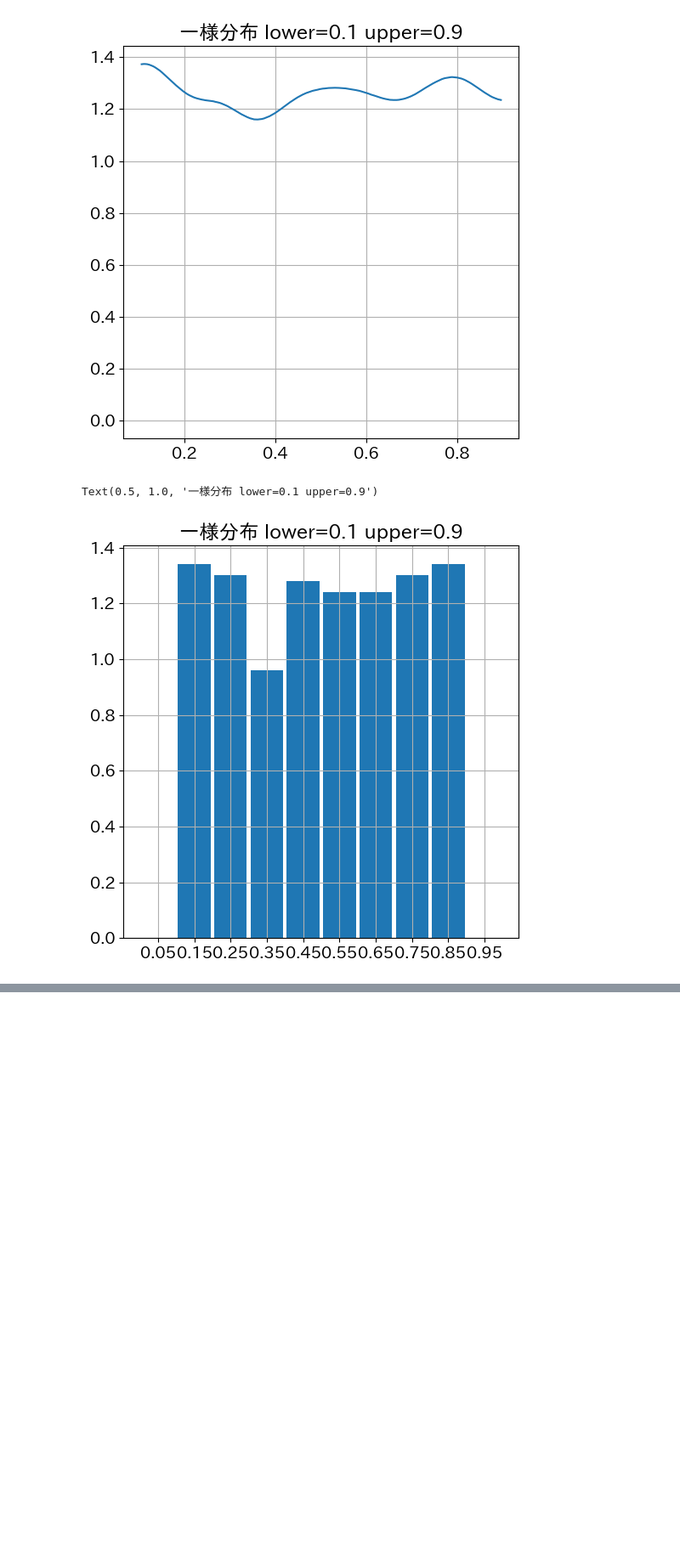
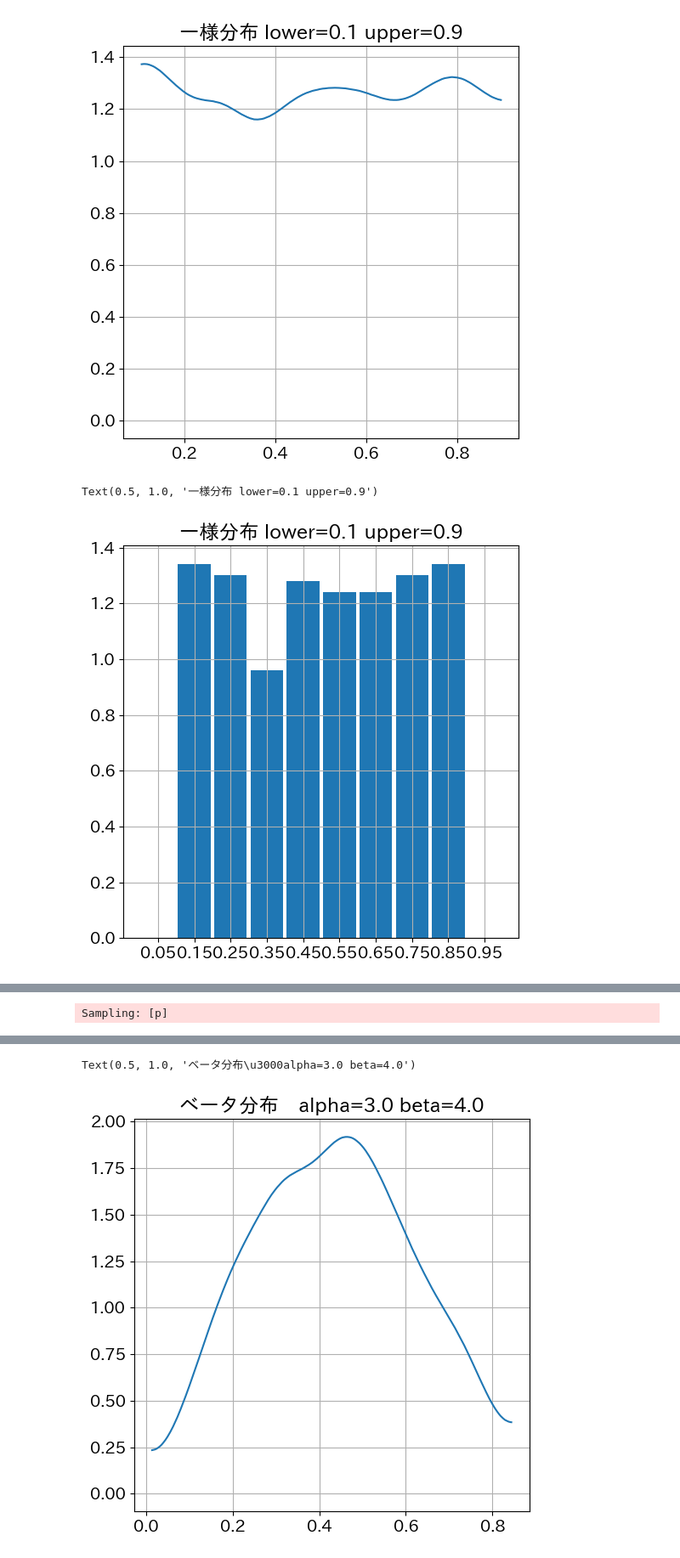
Before and after one commit to maton369/Bayesian_Inference_Practice, a Jupyter notebook: 2章_よく利用される確率分布.ipynb, the cells around one changed output, grey strips where cells are left out. Shown: that part at 85% size. Cells and saved outputs as stored; diff of their text form; code cells hidden in the pictures; blank space fills up the shorter version.

Commit message:
feat: ベータ分布

```diff
--- a/2章_よく利用される確率分布.ipynb
+++ b/2章_よく利用される確率分布.ipynb
@@ -1536,0 +1729,77 @@ Text(0.5, 1.0, '一様分布 lower=0.1 upper=0.9')
+# %%
+with model8:
+    # サンプリング
+    # sample_prior_predictive は「事前予測分布（prior predictive）」からのサンプルを生成する関数。
+    #
+    # 一般には、パラメータ θ に事前分布 p(θ) をおき、観測データ x の生成分布（尤度） p(x | θ)
+    # を定めると、事前予測分布は
+    #
+    #   $$p(x) = \int p(x \mid \theta)\, p(\theta)\, d\theta$$
+    #
+    # で与えられる。
+    #
+    # 今回の model8 では、まだ尤度（観測データ x のモデル）を導入しておらず、
+    # まずはパラメータ p に対する事前分布
+    #
+    #   $$p \sim \mathrm{Beta}(\alpha,\ \beta)$$
+    #
+    # だけを定義している。
+    # よって、この時点での「事前予測サンプル」は、厳密には
+    # 「パラメータ p 自身の事前分布からのサンプル」を見ていることに相当する。
+    #
+    # PyMC の InferenceData では、これらが 'prior' グループに格納される。
+    prior_samples8 = pm.sample_prior_predictive(random_seed=42)
+
+# サンプル値抽出
+# prior_samples8['prior']['p'] には、
+#   $$p \sim \mathrm{Beta}(\alpha,\ \beta)$$
+# からの事前サンプルが格納されている。
+#
+# .values で NumPy 配列として取り出すと、通常は形状
+#
+#   (draws, chains, ...)
+#
+# のような多次元配列になっている。
+# ここでは分布の形を確認するだけなので、そのまま p_samples8 を可視化に用いる。
+p_samples8 = prior_samples8["prior"]["p"].values
+
+# 桁数が多いので先頭100個だけに限定して表示
+# ここで表示される値の一つ一つが、「Beta(α, β) からサンプルされた p の値」であり、
+# ベイズ的には「事前にどのような確率値 p をどの程度あり得ると考えているか」を
+# 乱数列として具体的に見ていることになる。
+print(p_samples8[:, :100])
+
+# サンプリング結果の可視化
+# az.plot_dist(p_samples8) によって、事前サンプル {p^(s)} の経験分布を可視化する。
+#
+# ベータ分布
+#
+#   $$p \sim \mathrm{Beta}(\alpha,\ \beta)$$
+#
+# の理論的な平均と分散は
+#
+#   $$\mathbb{E}[p] = \frac{\alpha}{\alpha + \beta}$$
+#
+#   $$\mathrm{Var}(p) = \frac{\alpha \beta}{(\alpha + \beta)^2 (\alpha + \beta + 1)}$$
+#
+# で与えられる。
+# 今回の α=3, β=4（2+1, 3+1）の場合、
+#
+#   $$\mathbb{E}[p] = \frac{3}{3 + 4} = \frac{3}{7} \approx 0.4286$$
+#
+# となるため、プロットされる分布の「山」は 0.4 付近に位置し、
+# p=0〜1 の範囲内でやや左寄り（「成功確率は 0.5 未満寄り」と考えている）な形状になるはずである。
+#
+# このプロットは、
+#   - 選んだベータ事前分布が直感と一致しているか
+#   - 「成功 2 回、失敗 3 回ぶんの擬似データ」を事前に埋め込んだとき、
+#     どのような p の値をどの程度あり得ると見なすのか
+# を視覚的にチェックするためのものと解釈できる。
+ax = az.plot_dist(p_samples8)
+
+# タイトルには alpha, beta の値を明示しておくことで、
+# 後から他のパラメータ（例: Beta(1,1), Beta(10,2) など）と比較したときに、
+# どの図がどの事前分布に対応しているかをすぐに識別できる。
+ax.set_title(f"ベータ分布　alpha={alpha} beta={beta}")
+# %% [output]
+Sampling: [p]
@@ -1536,0 +1815,2 @@ Text(0.5, 1.0, '一様分布 lower=0.1 upper=0.9')
+Text(0.5, 1.0, 'ベータ分布\u3000alpha=3.0 beta=4.0')
+[figure, added]
```
Also changed, not shown: parts of 8 cells of this notebook.
